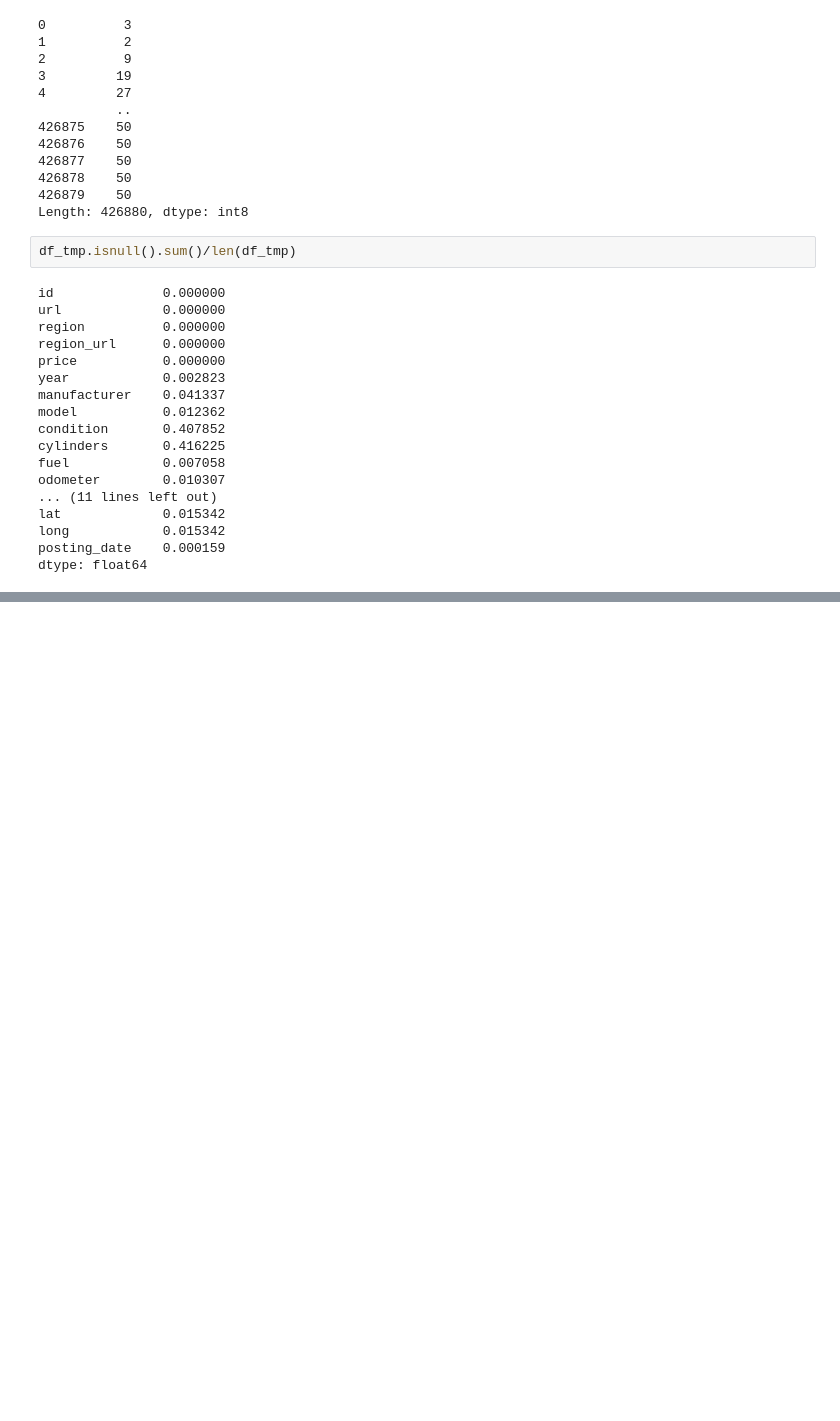
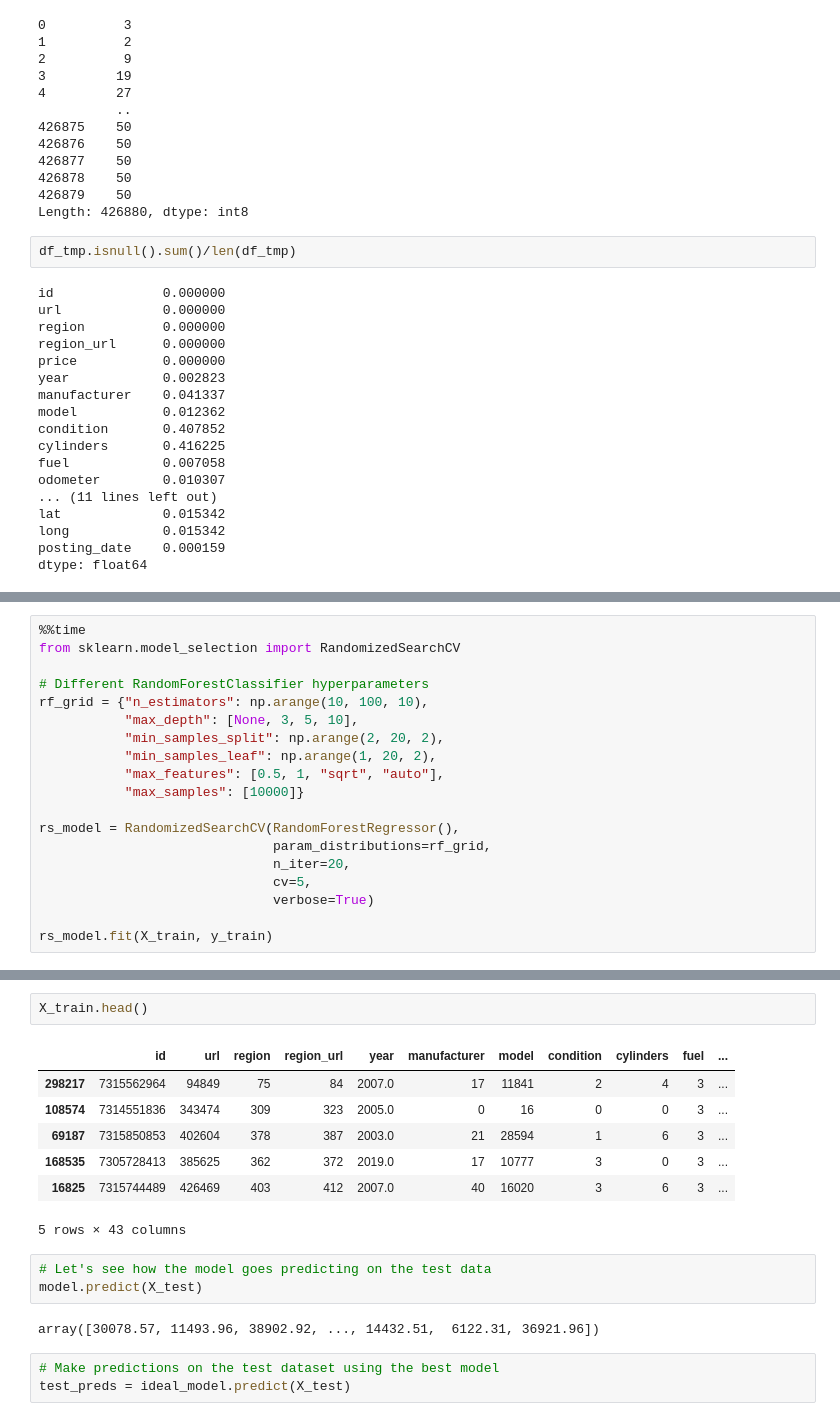
Before and after one commit to Hei-Chunhei/Used_car_price_regression, a Jupyter notebook: InDepth_Used_car_price_regression.ipynb, the cells around one changed output, grey strips where cells are left out. Drawn from its saved outputs; the diff is of its cells as text; blank space fills up the shorter version.

```diff
--- a/InDepth_Used_car_price_regression.ipynb
+++ b/InDepth_Used_car_price_regression.ipynb
@@ -392,0 +772,19 @@ dtype: float64
+# %%
+%%time
+from sklearn.model_selection import RandomizedSearchCV
+
+# Different RandomForestClassifier hyperparameters
+rf_grid = {"n_estimators": np.arange(10, 100, 10),
+           "max_depth": [None, 3, 5, 10],
+           "min_samples_split": np.arange(2, 20, 2),
+           "min_samples_leaf": np.arange(1, 20, 2),
+           "max_features": [0.5, 1, "sqrt", "auto"],
+           "max_samples": [10000]}
+
+rs_model = RandomizedSearchCV(RandomForestRegressor(),
+                              param_distributions=rf_grid,
+                              n_iter=20,
+                              cv=5,
+                              verbose=True)
+
+rs_model.fit(X_train, y_train)
@@ -392,0 +895,18 @@ dtype: float64
+# %%
+X_train.head()
+# %% [output]
+|  | id | url | region | region_url | year | manufacturer | model | condition | cylinders | fuel | ... |
+| 298217 | 7315562964 | 94849 | 75 | 84 | 2007.0 | 17 | 11841 | 2 | 4 | 3 | ... |
+| 108574 | 7314551836 | 343474 | 309 | 323 | 2005.0 | 0 | 16 | 0 | 0 | 3 | ... |
+| 69187 | 7315850853 | 402604 | 378 | 387 | 2003.0 | 21 | 28594 | 1 | 6 | 3 | ... |
+| 168535 | 7305728413 | 385625 | 362 | 372 | 2019.0 | 17 | 10777 | 3 | 0 | 3 | ... |
+| 16825 | 7315744489 | 426469 | 403 | 412 | 2007.0 | 40 | 16020 | 3 | 6 | 3 | ... |
+5 rows × 43 columns
+# %%
+# Let's see how the model goes predicting on the test data
+model.predict(X_test)
+# %% [output]
+array([30078.57, 11493.96, 38902.92, ..., 14432.51,  6122.31, 36921.96])
+# %%
+# Make predictions on the test dataset using the best model
+test_preds = ideal_model.predict(X_test)
```
Also changed, not shown: parts of 65 cells of this notebook.
